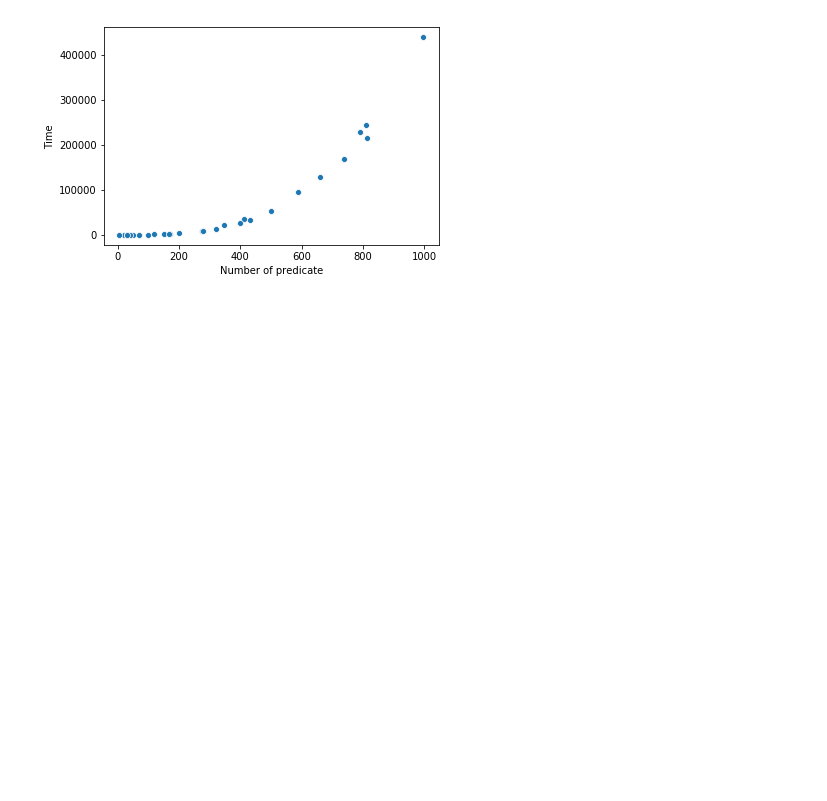
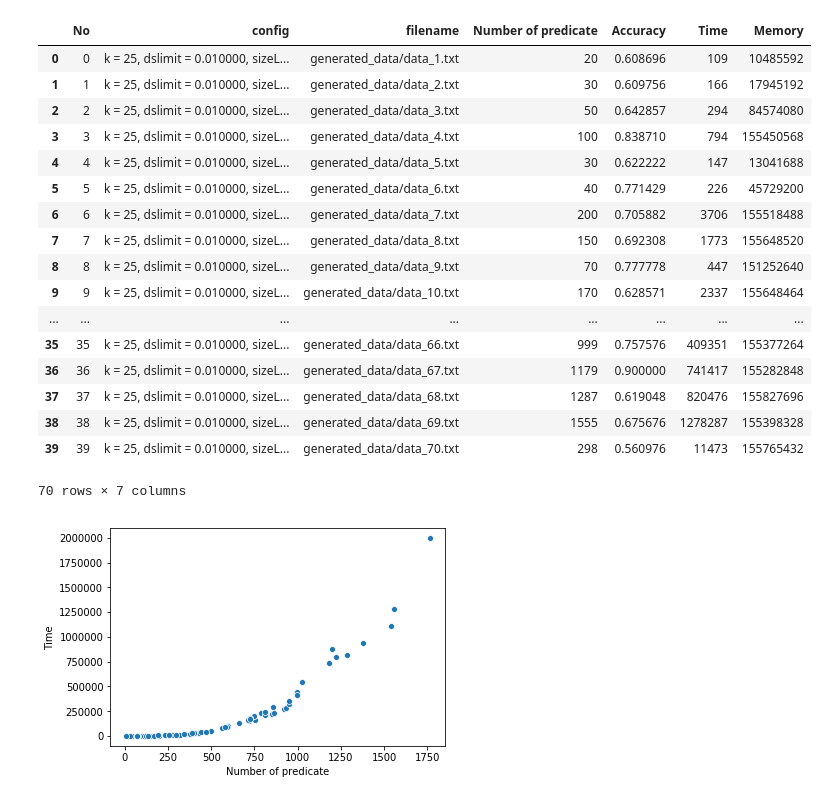
Before and after one commit to rizkiihza/tugas_akhir_synthetic_data_generator, a Jupyter notebook: generate_synthesis/Analytics.ipynb, the cells around one changed output. Cells and saved outputs as stored; diff of their text form; code cells hidden in the pictures; blank space fills up the shorter version.

Commit message:
add data to analytics

```diff
--- a/generate_synthesis/Analytics.ipynb
+++ b/generate_synthesis/Analytics.ipynb
@@ -16,8 +6,34 @@ df.head()
+# %%
+df1 = pd.read_csv("result.csv")
+df2 = pd.read_csv("result2.csv")
+
+df2.head
+df= pd.concat([df1, df2])
+df
+# %% [output]
+|  | No | config | filename | Number of predicate | Accuracy | Time | Memory |
+| 0 | 0 | k = 25, dslimit = 0.010000, sizeL... | generated_data/data_1.txt | 20 | 0.608696 | 109 | 10485592 |
+| 1 | 1 | k = 25, dslimit = 0.010000, sizeL... | generated_data/data_2.txt | 30 | 0.609756 | 166 | 17945192 |
+| 2 | 2 | k = 25, dslimit = 0.010000, sizeL... | generated_data/data_3.txt | 50 | 0.642857 | 294 | 84574080 |
+| 3 | 3 | k = 25, dslimit = 0.010000, sizeL... | generated_data/data_4.txt | 100 | 0.838710 | 794 | 155450568 |
+| 4 | 4 | k = 25, dslimit = 0.010000, sizeL... | generated_data/data_5.txt | 30 | 0.622222 | 147 | 13041688 |
+| 5 | 5 | k = 25, dslimit = 0.010000, sizeL... | generated_data/data_6.txt | 40 | 0.771429 | 226 | 45729200 |
+| 6 | 6 | k = 25, dslimit = 0.010000, sizeL... | generated_data/data_7.txt | 200 | 0.705882 | 3706 | 155518488 |
+| 7 | 7 | k = 25, dslimit = 0.010000, sizeL... | generated_data/data_8.txt | 150 | 0.692308 | 1773 | 155648520 |
+| 8 | 8 | k = 25, dslimit = 0.010000, sizeL... | generated_data/data_9.txt | 70 | 0.777778 | 447 | 151252640 |
+| 9 | 9 | k = 25, dslimit = 0.010000, sizeL... | generated_data/data_10.txt | 170 | 0.628571 | 2337 | 155648464 |
+| ... | ... | ... | ... | ... | ... | ... | ... |
+| 35 | 35 | k = 25, dslimit = 0.010000, sizeL... | generated_data/data_66.txt | 999 | 0.757576 | 409351 | 155377264 |
+| 36 | 36 | k = 25, dslimit = 0.010000, sizeL... | generated_data/data_67.txt | 1179 | 0.900000 | 741417 | 155282848 |
+| 37 | 37 | k = 25, dslimit = 0.010000, sizeL... | generated_data/data_68.txt | 1287 | 0.619048 | 820476 | 155827696 |
+| 38 | 38 | k = 25, dslimit = 0.010000, sizeL... | generated_data/data_69.txt | 1555 | 0.675676 | 1278287 | 155398328 |
+| 39 | 39 | k = 25, dslimit = 0.010000, sizeL... | generated_data/data_70.txt | 298 | 0.560976 | 11473 | 155765432 |
+70 rows × 7 columns
 # %%
 sns.scatterplot(x='Number of predicate', y='Time', data=df)
 plt.show()
 # %% [output]
-[figure, old version]
+[figure, new version]
 # %%
 sns.scatterplot(x='Number of predicate', y='Memory', data=df)
 plt.show()
```
Also changed, not shown: parts of 6 cells of this notebook, 2 other files.
